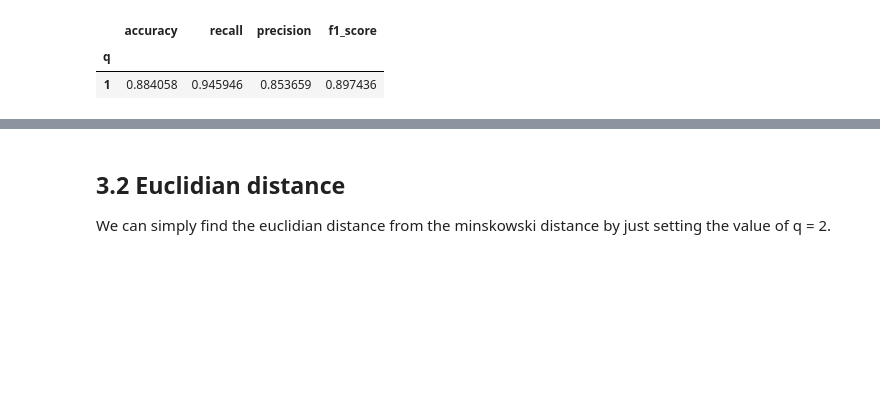
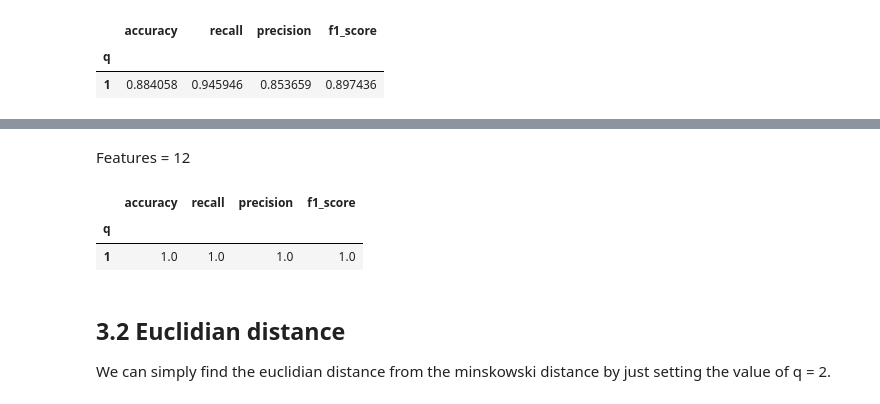
Before and after one commit to rjosh003-CS/Data-Mining-coursework, a Jupyter notebook: DM_Coursework_part_1.ipynb, the cells around one changed output, grey strips where cells are left out. Saved outputs shown, nothing was run; the diff lists cells and outputs as text; code cells hidden in the pictures; blank space fills up the shorter version.

```diff
--- a/DM_Coursework_part_1.ipynb
+++ b/DM_Coursework_part_1.ipynb
@@ -1282,3 +1360,12 @@ display(results_df)
+# %% [markdown]
+Features = 12
+# %%
+results_df = manhattan(train_data_12, test_data_12)
+display(results_df)
+# %% [output]
+|  | accuracy | recall | precision | f1_score |
+| q |  |  |  |  |
+| 1 | 1.0 | 1.0 | 1.0 | 1.0 |
 # %% [markdown]
 ## 3.2 Euclidian distance
 
```
Also changed, not shown: parts of 20 cells of this notebook.
